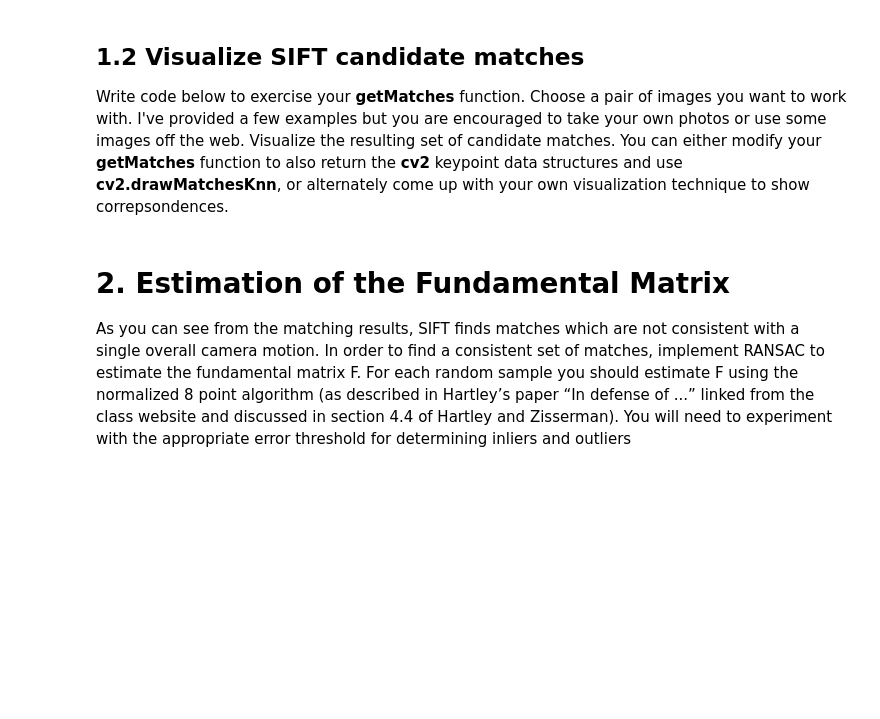
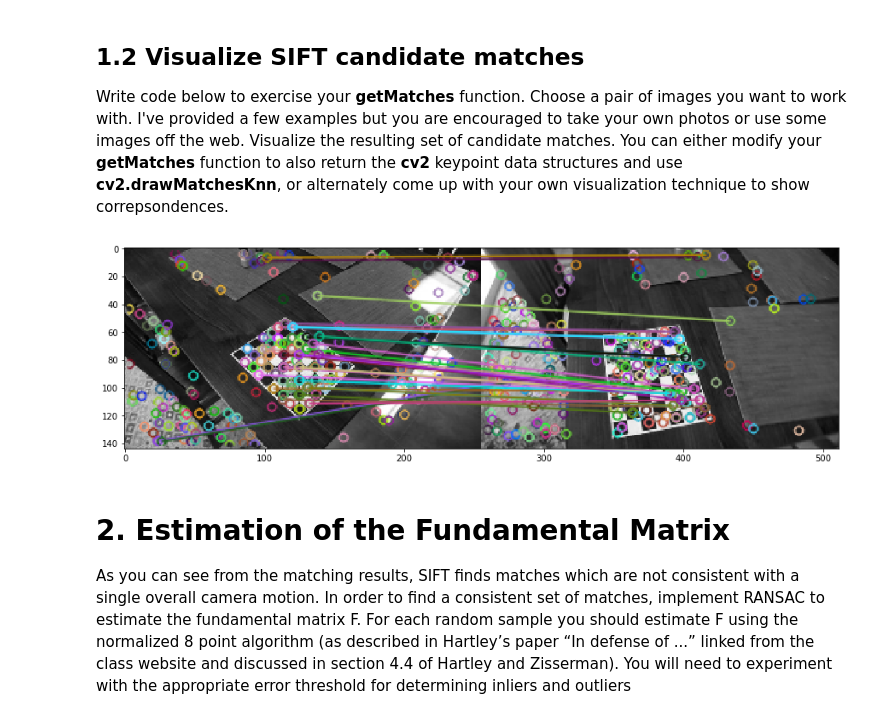
Before and after one commit to SIGUSRz/LightGeo, a Jupyter notebook: HW2/assignment2.ipynb, the cells around one changed output. Drawn from its saved outputs; the diff is of its cells as text; code cells hidden in the pictures; blank space fills up the shorter version.

```diff
--- a/HW2/assignment2.ipynb
+++ b/HW2/assignment2.ipynb
@@ -89,5 +92,13 @@ plt.show()
 # %%
-def getMatches(img1,img2):
+def loadGray(path):
+    img = cv2.imread(path)
+    img = cv2.cvtColor(img, cv2.COLOR_RGB2BGR)
+    gray= cv2.cvtColor(img, cv2.COLOR_BGR2GRAY)
+    dim = (0.4*np.asarray(gray.shape)).astype(int)
+    gray = cv2.resize(gray,(dim[1],dim[0]))
+    return gray
+
+def getMatches(img1, img2):
     """
     Given two grayscale images, return a set of candidate matches using SIFT keypoint matching
 
@@ -105,12 +116,36 @@ def getMatches(img1,img2):
 
 
     """
-
-    return (pts1,pts2)
+    # extract SIFT feature descriptors and keypoints from each image
+    sift = cv2.xfeatures2d.SIFT_create()
+    kp1, des1 = sift.detectAndCompute(img1, None)
+    kp2, des2 = sift.detectAndCompute(img2, None)
+    bf = cv2.BFMatcher()
+    matches = bf.knnMatch(des1, des2, k=2)
+    pts1 = []
+    pts2 = []
+    pairs = []
+    for m, n in matches:
+        if m.distance < 0.7 * n.distance:
+            pairs.append([m])
+            pts1.append(kp1[m.queryIdx].pt)
+            pts2.append(kp2[m.trainIdx].pt)
+    pts1 = np.int32(pts1).T
+    pts2 = np.int32(pts2).T
+    return pts1, pts2, pairs, kp1, kp2
 # %% [markdown]
 ## 1.2 Visualize SIFT candidate matches
 
 Write code below to exercise your **getMatches** function.  Choose a pair of images you want to work with.  I've provided a few examples but you are encouraged to take your own photos or use some images off the web. Visualize the resulting set of candidate matches.  You can either modify your **getMatches** function to also return the **cv2** keypoint data structures and use **cv2.drawMatchesKnn**, or alternately come up with your own visualization technique to show correpsondences.
+# %%
+img1 = loadGray('data/A.jpg')
+img2 = loadGray('data/B.jpg')
+pts1, pts2, pairs, kp1, kp2 = getMatches(img1, img2)
+img3 = cv2.drawMatchesKnn(img1, kp1, img2, kp2, pairs[:30], None)
+plt.imshow(img3)
+plt.show()
+# %% [output]
+[figure, added]
 # %% [markdown]
 # 2. Estimation of the Fundamental Matrix
 
```
Also changed, not shown: parts of 18 cells of this notebook, 13 other files.
